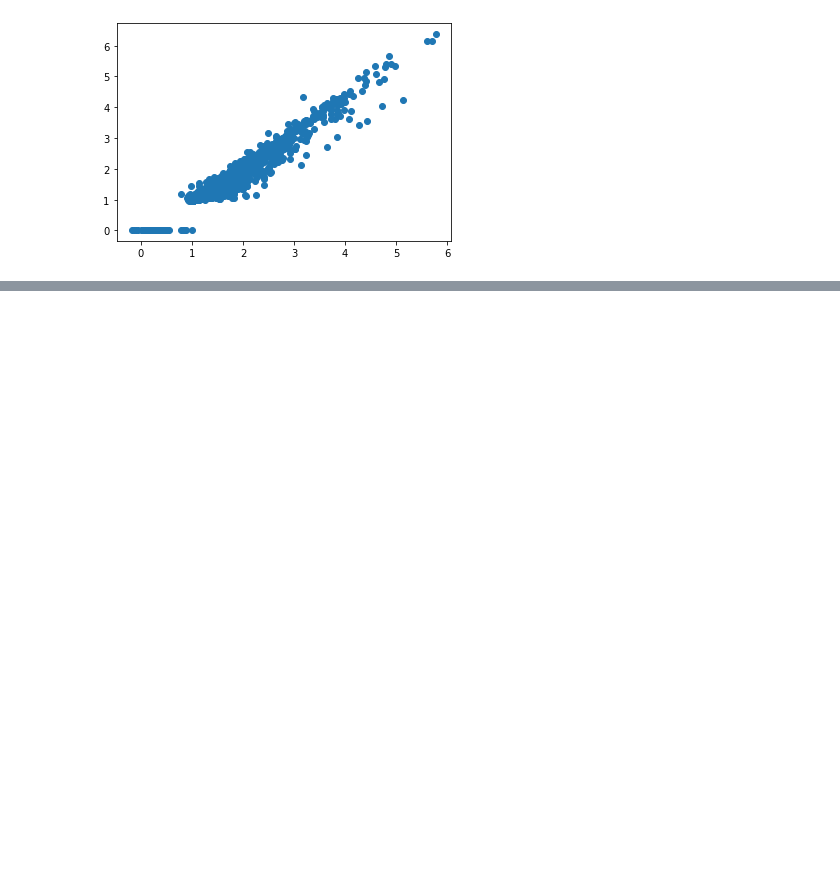
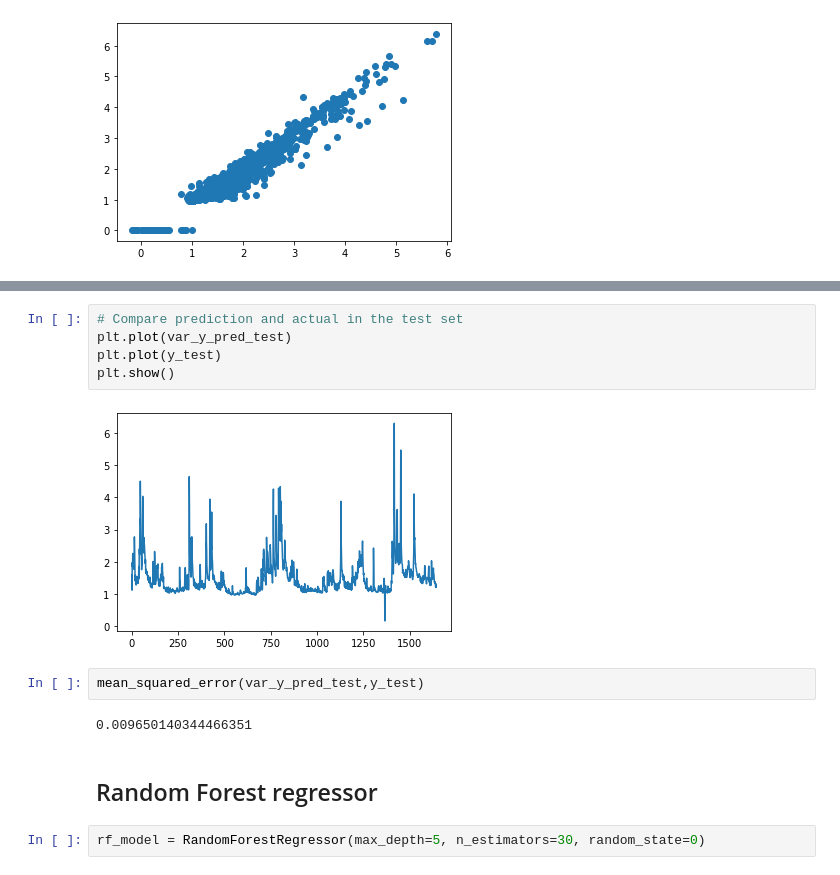
Before and after one commit to paparon96/WaterAnalyticsKaggle, a Jupyter notebook: WaterForecastModels.ipynb, the cells around one changed output, grey strips where cells are left out. Drawn from its saved outputs; the diff is of its cells as text; blank space fills up the shorter version.

```diff
--- a/WaterForecastModels.ipynb
+++ b/WaterForecastModels.ipynb
@@ -549,0 +635,15 @@ plt.show()
+# %%
+# Compare prediction and actual in the test set
+plt.plot(var_y_pred_test)
+plt.plot(y_test)
+plt.show()
+# %% [output]
+[figure, added]
+# %%
+mean_squared_error(var_y_pred_test,y_test)
+# %% [output]
+0.009650140344466351
+# %% [markdown]
+## Random Forest regressor
+# %%
+rf_model = RandomForestRegressor(max_depth=5, n_estimators=30, random_state=0)
```
Also changed, not shown: parts of 18 cells of this notebook.
